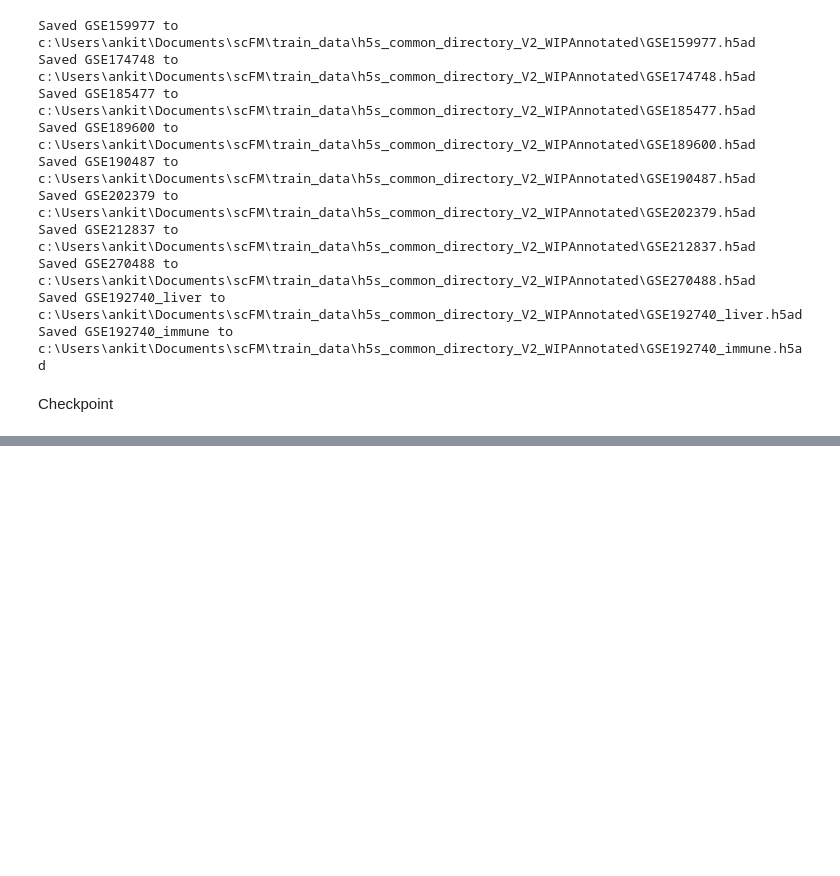
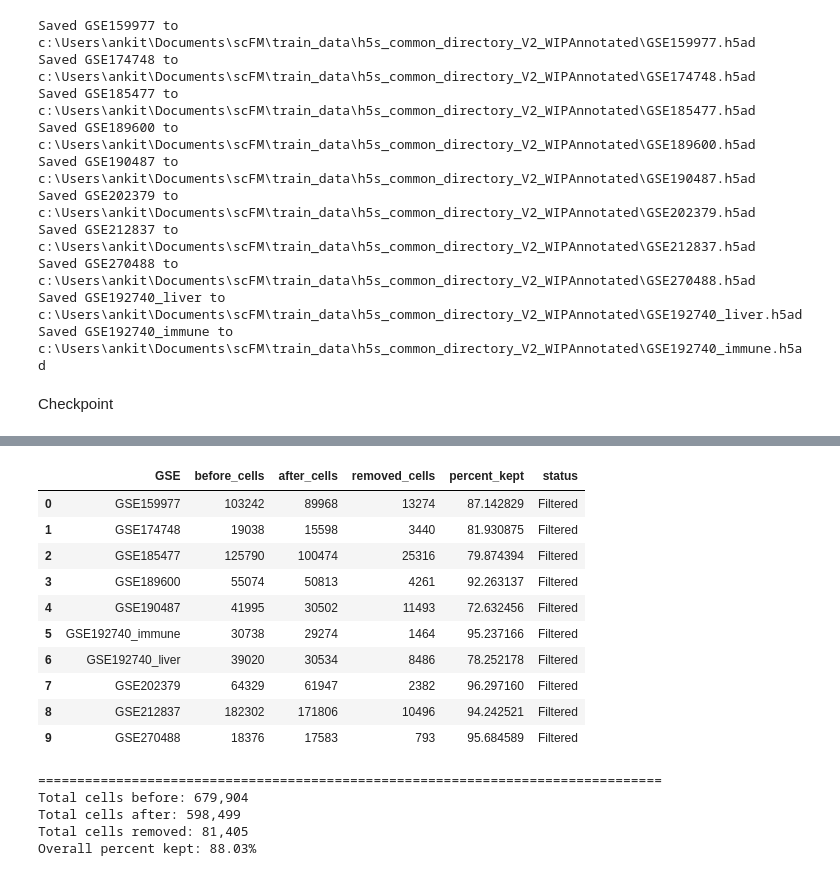
Before and after one commit to A-ray/scFM_pertubation, a Jupyter notebook: exp_scGPT/cell_annotationV2.ipynb, the cells around one changed output, grey strips where cells are left out. Cells and saved outputs as stored; diff of their text form; code cells hidden in the pictures; blank space fills up the shorter version.

```diff
--- a/exp_scGPT/cell_annotationV2.ipynb
+++ b/exp_scGPT/cell_annotationV2.ipynb
@@ -440,0 +622,62 @@ Cells with missing typist_liver_conf_score: 0
+# %%
+import gc
+import pandas as pd
+
+score_col = "typist_liver_conf_score"
+threshold = 0.50
+
+filter_summary = []
+
+for gse_name in list(adata_dict.keys()):
+    adata = adata_dict[gse_name]
+
+    print("=" * 80)
+    print(f"Processing: {gse_name}")
+    print(f"Before filtering: {adata.shape}")
+
+    if score_col not in adata.obs.columns:
+        print(f"WARNING: {score_col} not found. Leaving {gse_name} unchanged.")
+        filter_summary.append({
+            "GSE": gse_name,
+            "before_cells": adata.n_obs,
+            "after_cells": adata.n_obs,
+            "removed_cells": 0,
+            "percent_kept": 100.0,
+            "status": f"Skipped: missing {score_col}"
+        })
+        continue
+
+    scores = pd.to_numeric(adata.obs[score_col], errors="coerce")
+    keep_mask = scores >= threshold
+
+    before_n = adata.n_obs
+    after_n = int(keep_mask.sum())
+    removed_n = before_n - after_n
+
+    adata_dict[gse_name] = adata[keep_mask.values].copy()
+
+    print(f"After filtering: {adata_dict[gse_name].shape}")
+    print(f"Removed cells: {removed_n:,}")
+    print(f"Kept cells: {after_n:,} ({after_n / before_n * 100:.2f}%)")
+
+    filter_summary.append({
+        "GSE": gse_name,
+        "before_cells": before_n,
+        "after_cells": after_n,
+        "removed_cells": removed_n,
+        "percent_kept": after_n / before_n * 100,
+        "status": "Filtered"
+    })
+
+    del adata
+    gc.collect()
+
+filter_summary = pd.DataFrame(filter_summary)
+display(filter_summary)
+
+print("=" * 80)
+print(f"Total cells before: {filter_summary['before_cells'].sum():,}")
+print(f"Total cells after: {filter_summary['after_cells'].sum():,}")
+print(f"Total cells removed: {filter_summary['removed_cells'].sum():,}")
+print(f"Overall percent kept: {filter_summary['after_cells'].sum() / filter_summary['before_cells'].sum() * 100:.2f}%")
+# %% [output]
@@ -440,0 +701,16 @@ Cells with missing typist_liver_conf_score: 0
+|  | GSE | before_cells | after_cells | removed_cells | percent_kept | status |
+| 0 | GSE159977 | 103242 | 89968 | 13274 | 87.142829 | Filtered |
+| 1 | GSE174748 | 19038 | 15598 | 3440 | 81.930875 | Filtered |
+| 2 | GSE185477 | 125790 | 100474 | 25316 | 79.874394 | Filtered |
+| 3 | GSE189600 | 55074 | 50813 | 4261 | 92.263137 | Filtered |
+| 4 | GSE190487 | 41995 | 30502 | 11493 | 72.632456 | Filtered |
+| 5 | GSE192740_immune | 30738 | 29274 | 1464 | 95.237166 | Filtered |
+| 6 | GSE192740_liver | 39020 | 30534 | 8486 | 78.252178 | Filtered |
+| 7 | GSE202379 | 64329 | 61947 | 2382 | 96.297160 | Filtered |
+| 8 | GSE212837 | 182302 | 171806 | 10496 | 94.242521 | Filtered |
+| 9 | GSE270488 | 18376 | 17583 | 793 | 95.684589 | Filtered |
+================================================================================
+Total cells before: 679,904
+Total cells after: 598,499
+Total cells removed: 81,405
+Overall percent kept: 88.03%
```
Also changed, not shown: parts of 23 cells of this notebook.
